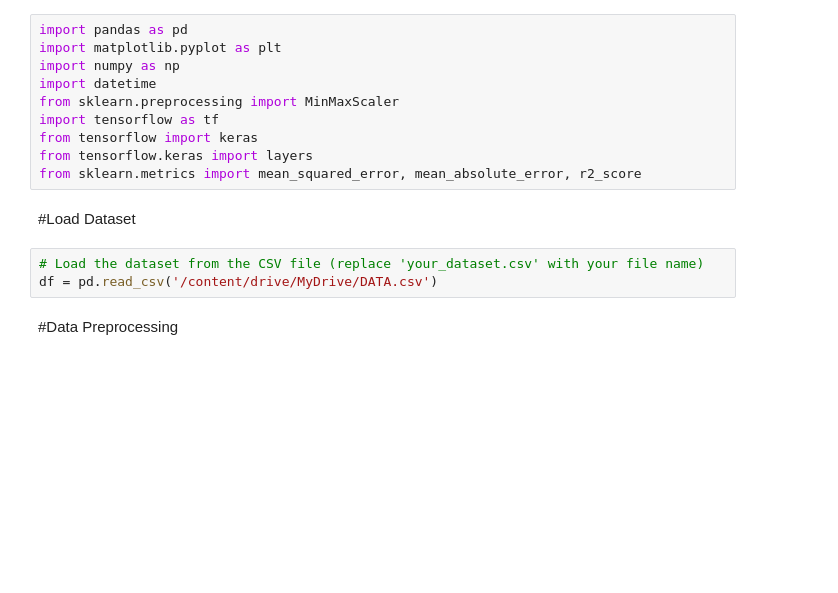
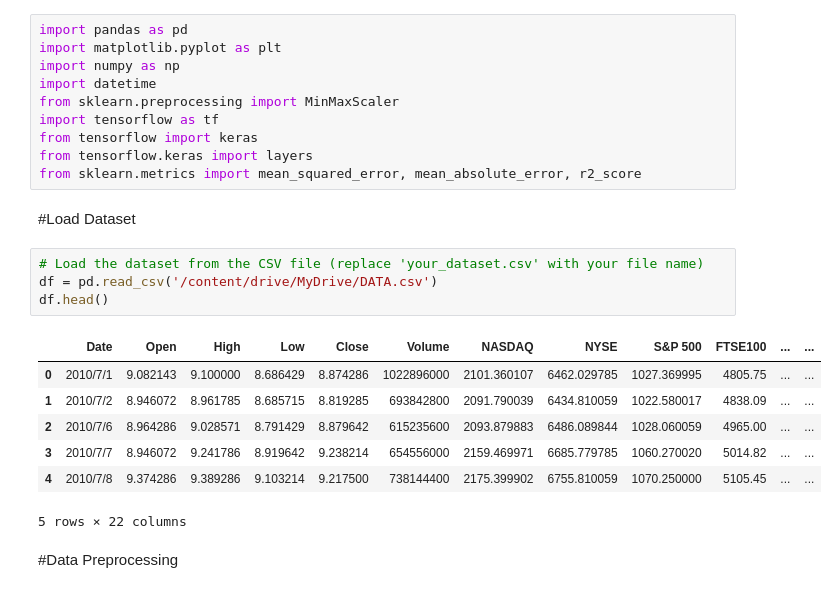
Before and after one commit to ashenJay07/4th-year-DL-assignment, a Jupyter notebook: 2.notebooks/DL_Stock_Price_Time_Series_Prediction_Transformers.ipynb, the cells around one changed output. Drawn from its saved outputs; the diff is of its cells as text; blank space fills up the shorter version.

```diff
--- a/2.notebooks/DL_Stock_Price_Time_Series_Prediction_Transformers.ipynb
+++ b/2.notebooks/DL_Stock_Price_Time_Series_Prediction_Transformers.ipynb
@@ -17,6 +17,15 @@ from sklearn.metrics import mean_squared_error, mean_absolute_error, r2_score
 # %%
 # Load the dataset from the CSV file (replace 'your_dataset.csv' with your file name)
 df = pd.read_csv('/content/drive/MyDrive/DATA.csv')
+df.head()
+# %% [output]
+|  | Date | Open | High | Low | Close | Volume | NASDAQ | NYSE | S&P 500 | FTSE100 | ... | ... |
+| 0 | 2010/7/1 | 9.082143 | 9.100000 | 8.686429 | 8.874286 | 1022896000 | 2101.360107 | 6462.029785 | 1027.369995 | 4805.75 | ... | ... |
+| 1 | 2010/7/2 | 8.946072 | 8.961785 | 8.685715 | 8.819285 | 693842800 | 2091.790039 | 6434.810059 | 1022.580017 | 4838.09 | ... | ... |
+| 2 | 2010/7/6 | 8.964286 | 9.028571 | 8.791429 | 8.879642 | 615235600 | 2093.879883 | 6486.089844 | 1028.060059 | 4965.00 | ... | ... |
+| 3 | 2010/7/7 | 8.946072 | 9.241786 | 8.919642 | 9.238214 | 654556000 | 2159.469971 | 6685.779785 | 1060.270020 | 5014.82 | ... | ... |
+| 4 | 2010/7/8 | 9.374286 | 9.389286 | 9.103214 | 9.217500 | 738144400 | 2175.399902 | 6755.810059 | 1070.250000 | 5105.45 | ... | ... |
+5 rows × 22 columns
 # %% [markdown]
 #Data Preprocessing
 # %%
```
Also changed, not shown: parts of 3 cells of this notebook.
